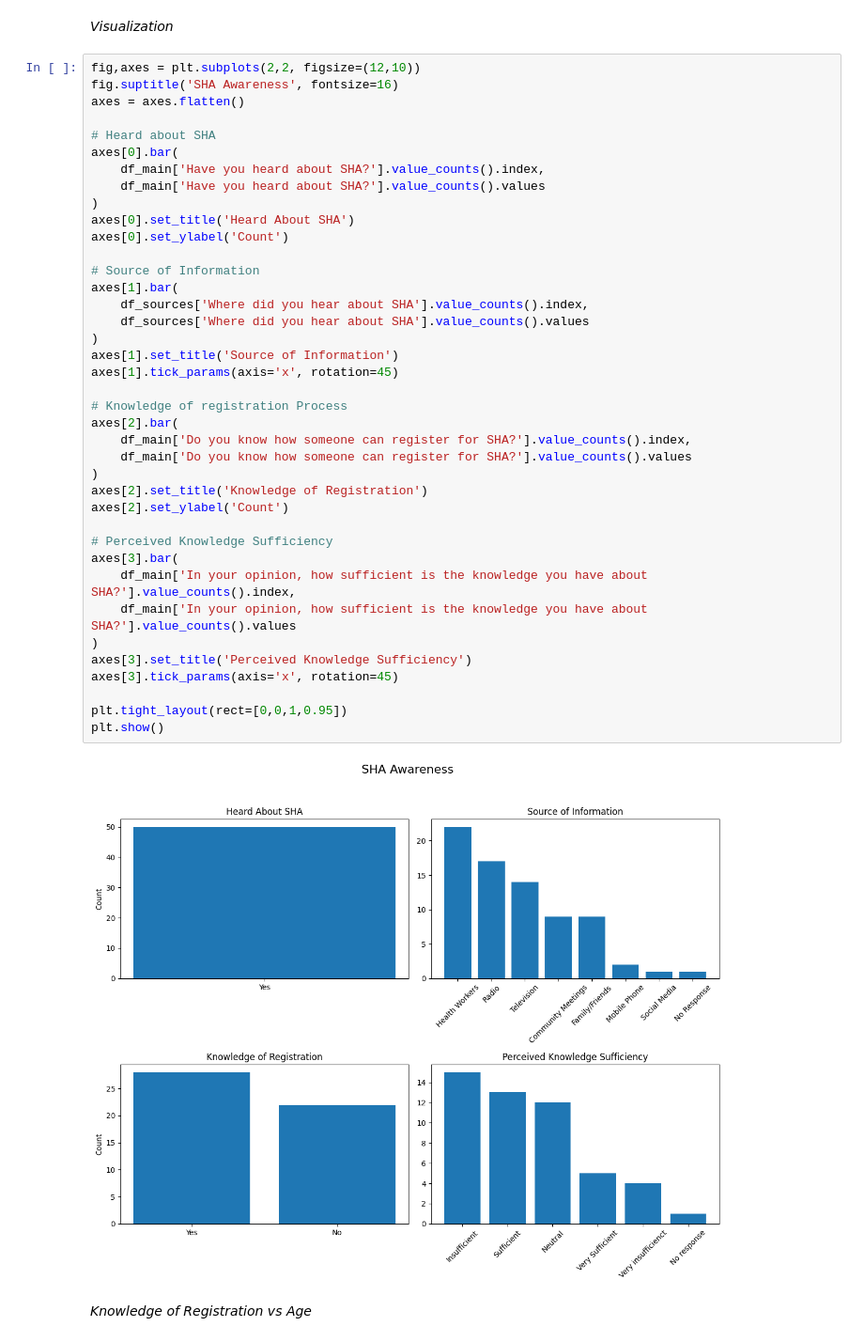
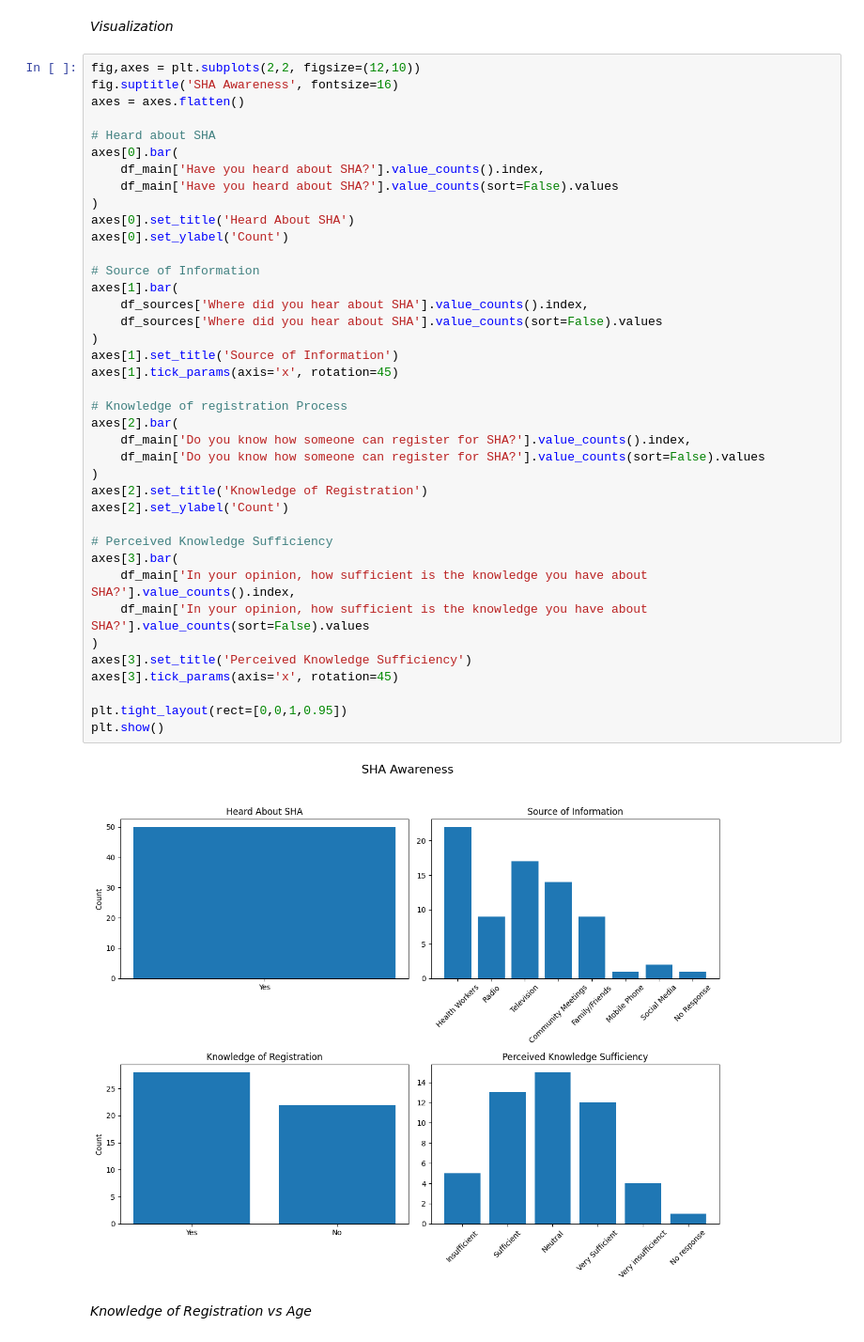
Before and after one commit to DennoCheru/Mosoriot, a Jupyter notebook: Mosoriot.ipynb, the cells around one changed output. Shown at 94% size. Saved outputs shown, nothing was run; the diff lists cells and outputs as text.

```diff
--- a/Mosoriot.ipynb
+++ b/Mosoriot.ipynb
@@ -423,39 +423,39 @@ axes = axes.flatten()
 # Heard about SHA
 axes[0].bar(
     df_main['Have you heard about SHA?'].value_counts().index,
-    df_main['Have you heard about SHA?'].value_counts().values
+    df_main['Have you heard about SHA?'].value_counts(sort=False).values
 )
 axes[0].set_title('Heard About SHA')
 axes[0].set_ylabel('Count')
 
 # Source of Information
 axes[1].bar(
     df_sources['Where did you hear about SHA'].value_counts().index,
-    df_sources['Where did you hear about SHA'].value_counts().values
+    df_sources['Where did you hear about SHA'].value_counts(sort=False).values
 )
 axes[1].set_title('Source of Information')
 axes[1].tick_params(axis='x', rotation=45)
 
 # Knowledge of registration Process
 axes[2].bar(
     df_main['Do you know how someone can register for SHA?'].value_counts().index,
-    df_main['Do you know how someone can register for SHA?'].value_counts().values
+    df_main['Do you know how someone can register for SHA?'].value_counts(sort=False).values
 )
 axes[2].set_title('Knowledge of Registration')
 axes[2].set_ylabel('Count')
 
 # Perceived Knowledge Sufficiency
 axes[3].bar(
     df_main['In your opinion, how sufficient is the knowledge you have about SHA?'].value_counts().index,
-    df_main['In your opinion, how sufficient is the knowledge you have about SHA?'].value_counts().values
+    df_main['In your opinion, how sufficient is the knowledge you have about SHA?'].value_counts(sort=False).values
 )
 axes[3].set_title('Perceived Knowledge Sufficiency')
 axes[3].tick_params(axis='x', rotation=45)
 
 plt.tight_layout(rect=[0,0,1,0.95])
 plt.show()
 # %% [output]
-[figure, old version]
+[figure, new version]
 # %% [markdown]
 *Knowledge of Registration vs Age*
 # %%
```
Also changed, not shown: parts of 4 cells of this notebook.
